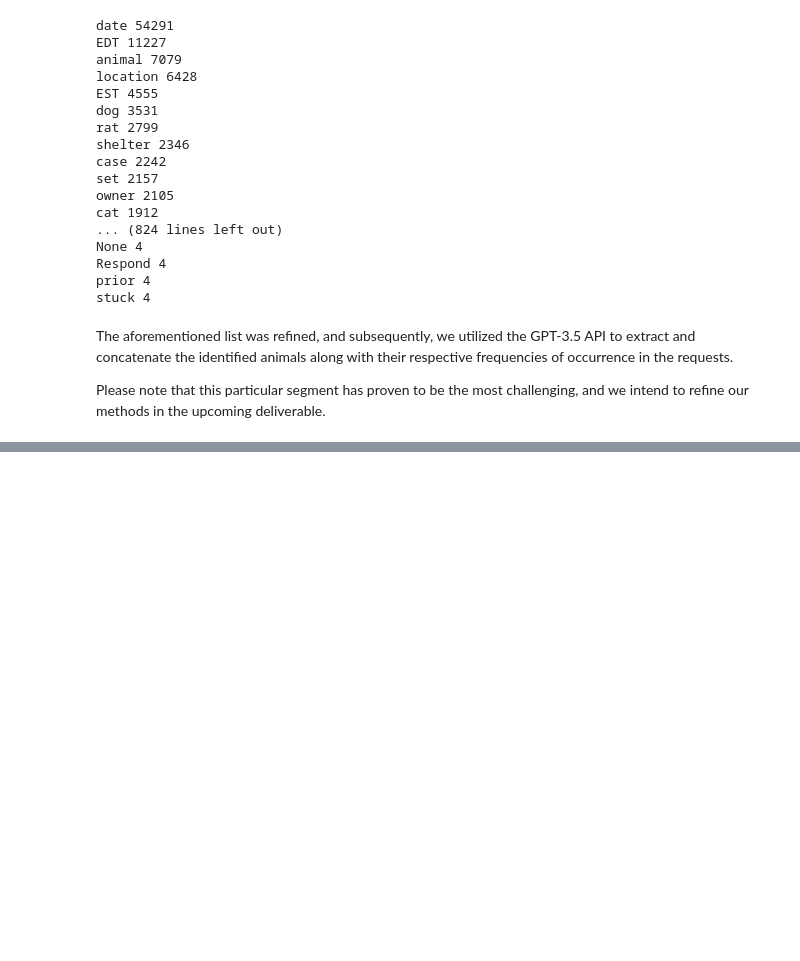
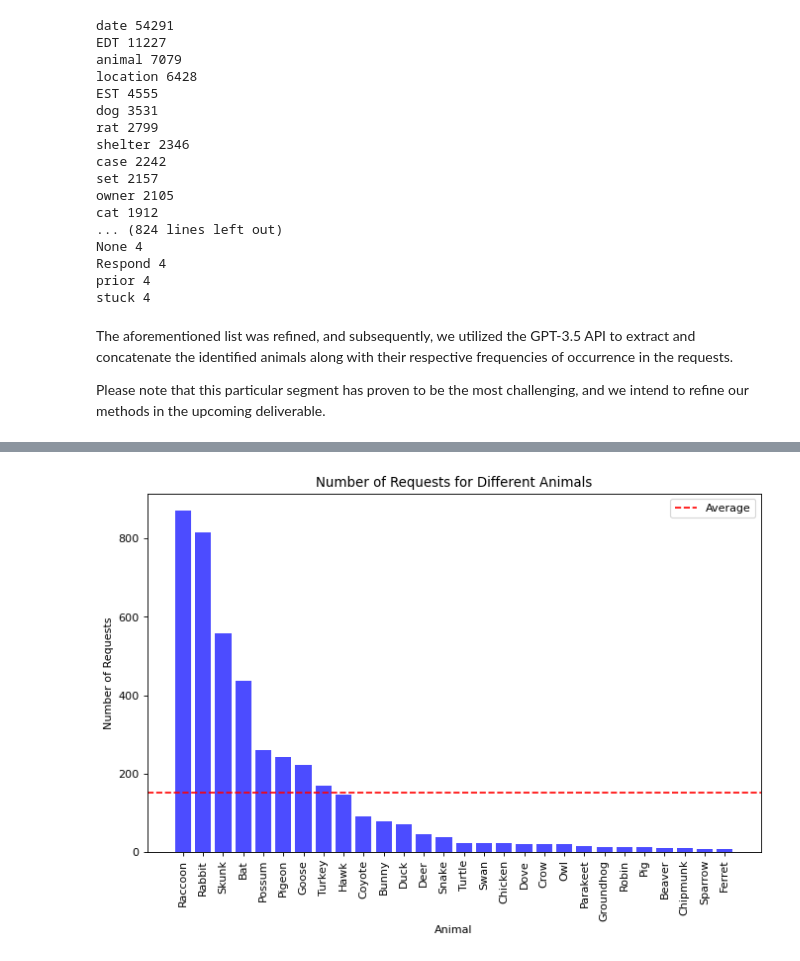
Before and after one commit to BU-Spark/ds-boston-311-animal-reports, a Jupyter notebook: sp24-team-d/all_years_EDA.ipynb, the cells around one changed output, grey strips where cells are left out. Drawn from its saved outputs; the diff is of its cells as text; code cells hidden in the pictures; blank space fills up the shorter version.

```diff
--- a/sp24-team-d/all_years_EDA.ipynb
+++ b/sp24-team-d/all_years_EDA.ipynb
@@ -313,0 +322,15 @@ Displayed above is the distribution of various animals within the requests. As a
+# %%
+#remove animals with more than 1000 requests
+filtered_animals = {key: value for key, value in filtered_animals.items() if value < 1000}
+plt.figure(figsize=(10, 6), dpi=80)
+plt.bar(filtered_animals.keys(), filtered_animals.values(), color='b', alpha=0.7)
+plt.xlabel('Animal')
+plt.ylabel('Number of Requests')
+plt.title('Number of Requests for Different Animals')
+plt.xticks(rotation=90)
+
+plt.axhline(y=sum(filtered_animals.values()) / len(filtered_animals), color='r', linestyle='--', label='Average')
+plt.legend()
+plt.show()
+# %% [output]
+[figure, added]
```
Also changed, not shown: parts of 4 cells of this notebook.
